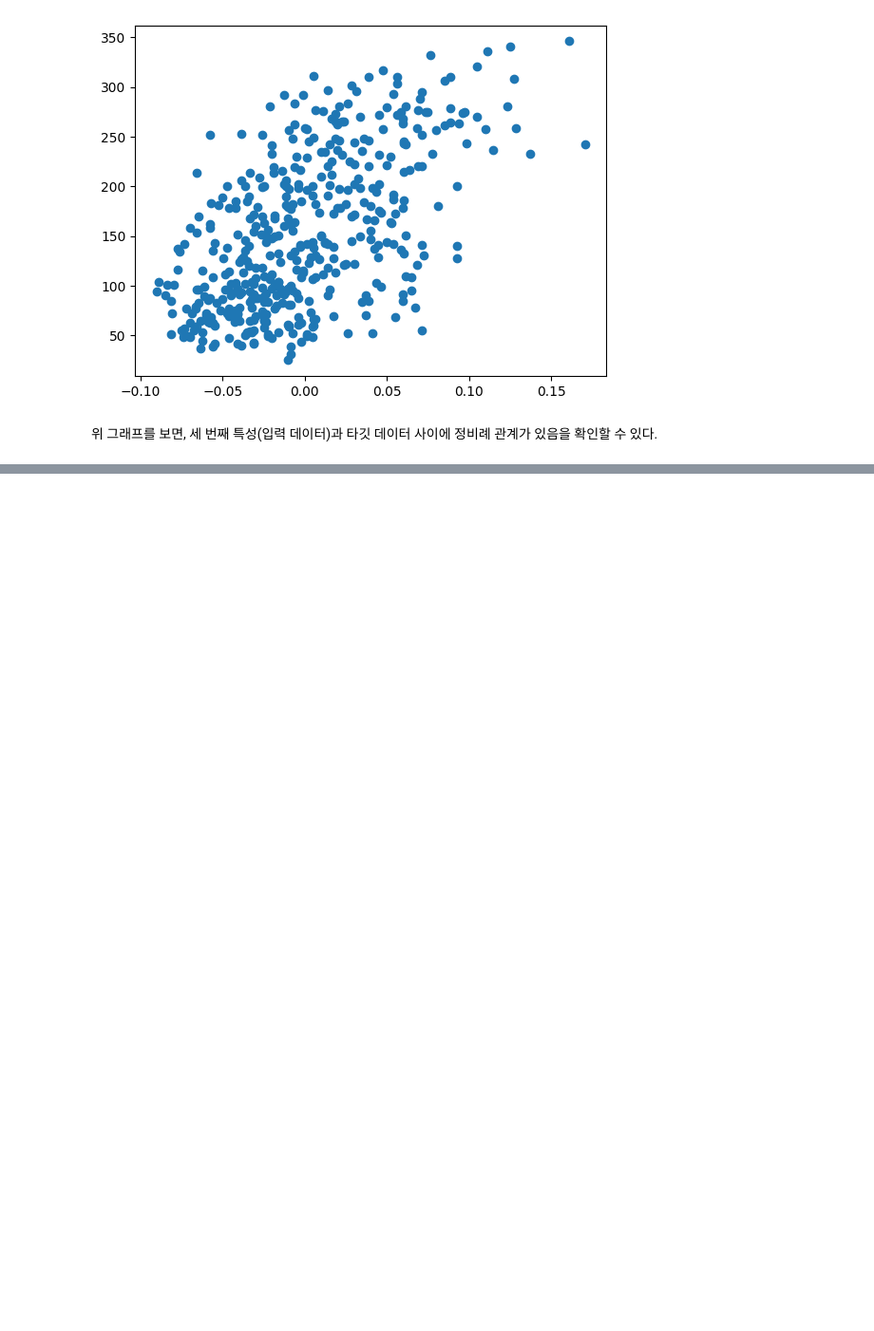
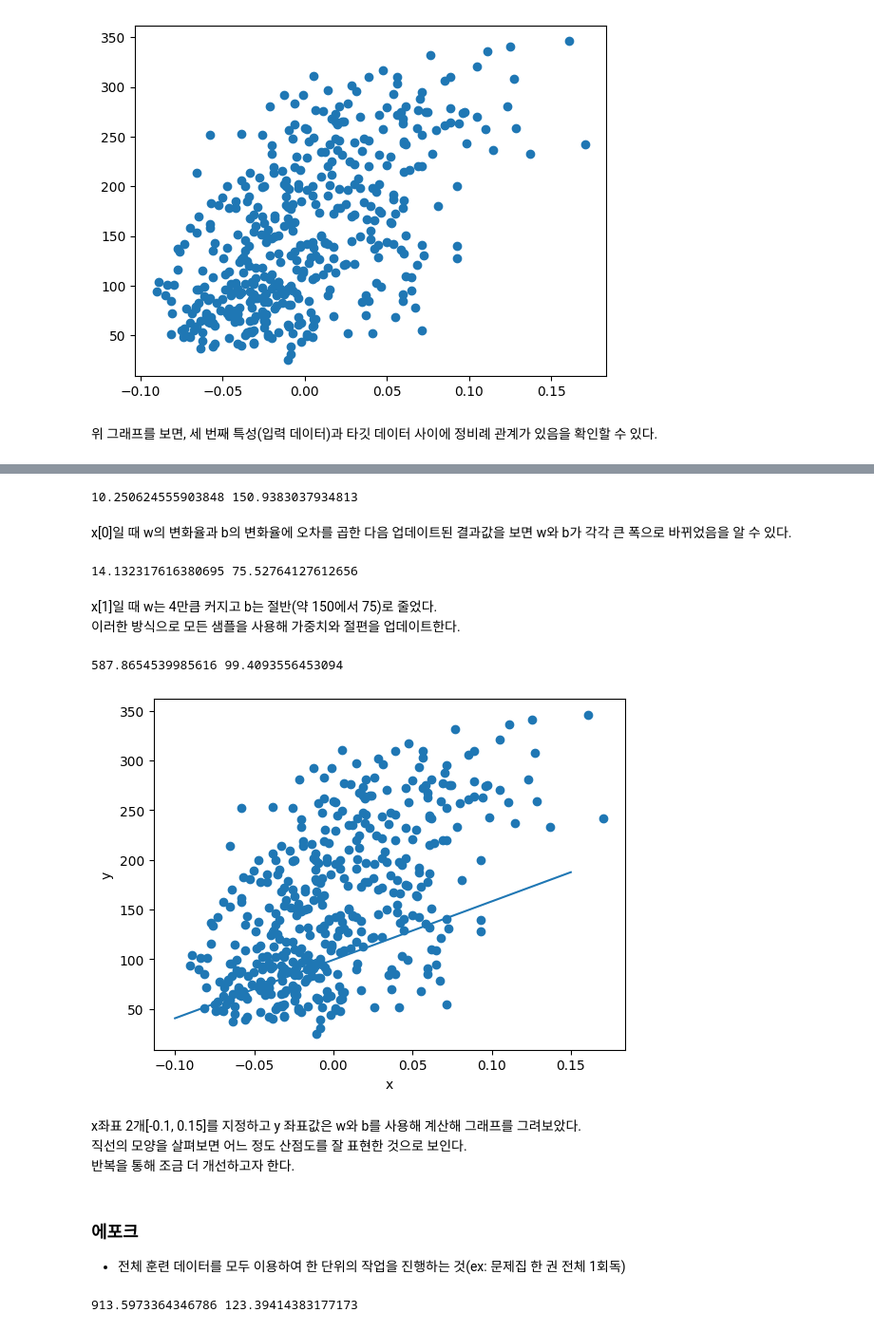
Before and after one commit to PSLeon24/LearnAI, a Jupyter notebook: Predict_Diabetes.ipynb, the cells around one changed output, grey strips where cells are left out. Shown at 95% size. Saved outputs shown, nothing was run; the diff lists cells and outputs as text; code cells hidden in the pictures; blank space fills up the shorter version.

```diff
--- a/Predict_Diabetes.ipynb
+++ b/Predict_Diabetes.ipynb
@@ -68,0 +103,4 @@ y = diabetes.target
+# %%
+# 5. w 값 조정한 후 예측값 증가 정도 확인하기
+w_rate = (y_hat_inc - y_hat) / (w_inc - w)
+print(w_rate)
@@ -68,0 +145,65 @@ y = diabetes.target
+# %%
+# 1. 오차와 변화율을 곱하여 가중치 업데이트하기
+err = y[0] - y_hat
+w_new = w + w_rate * err
+b_new = b + 1 * err
+print(w_new, b_new)
+# %% [output]
+10.250624555903848 150.9383037934813
+# %% [markdown]
+x[0]일 때 w의 변화율과 b의 변화율에 오차를 곱한 다음 업데이트된 결과값을 보면 w와 b가 각각 큰 폭으로 바뀌었음을 알 수 있다.
+# %%
+# 2. 두 번째 샘플 x[1]을 사용하여 새로운 w와 b를 구하기
+y_hat = x[1] * w_new + b_new
+err = y[1] - y_hat
+w_rate = x[1]
+w_new = w_new + w_rate * err
+b_new = b_new + 1 * err
+print(w_new, b_new)
+# %% [output]
+14.132317616380695 75.52764127612656
+# %% [markdown]
+x[1]일 때 w는 4만큼 커지고 b는 절반(약 150에서 75)로 줄었다.<br>
+이러한 방식으로 모든 샘플을 사용해 가중치와 절편을 업데이트한다.
+# %%
+# 3. 전체 샘플을 반복하기
+for x_i, y_i in zip(x,y):
+  y_hat = x_i * w + b
+  err = y_i - y_hat
+  w_rate = x_i
+  w = w + w_rate * err
+  b = b + 1 * err
+
+print(w, b)
+# %% [output]
+587.8654539985616 99.4093556453094
+# %%
+# 4. 전체 샘플을 반복해서 얻어낸 모델이 전체 데이터 셋을 잘 표현하는지 그래프를 그려 확인해보기
+plt.scatter(x, y)
+pt1 = (-0.1, -0.1 * w + b)
+pt2 = (0.15, 0.15 * w + b)
+plt.plot([pt1[0], pt2[0]], [pt1[1], pt2[1]])
+plt.xlabel('x')
+plt.ylabel('y')
+plt.show()
+# %% [output]
+[figure, added]
+# %% [markdown]
+x좌표 2개[-0.1, 0.15]를 지정하고 y 좌표값은 w와 b를 사용해 계산해 그래프를 그려보았다.<br>
+직선의 모양을 살펴보면 어느 정도 산점도를 잘 표현한 것으로 보인다.<br>
+반복을 통해 조금 더 개선하고자 한다.
+# %% [markdown]
+### 에포크
+- 전체 훈련 데이터를 모두 이용하여 한 단위의 작업을 진행하는 것(ex: 문제집 한 권 전체 1회독)
+# %%
+# 5. 여러 에포크를 반복하기
+for i in range(1, 100):
+  for x_i, y_i in zip(x, y):
+    y_hat = x_i * w + b
+    err = y_i - y_hat
+    w_rate = x_i
+    w = w + w_rate * err
+    b = b + 1 * err
+print(w, b)
+# %% [output]
+913.5973364346786 123.39414383177173
```
Also changed, not shown: parts of 21 cells of this notebook.
